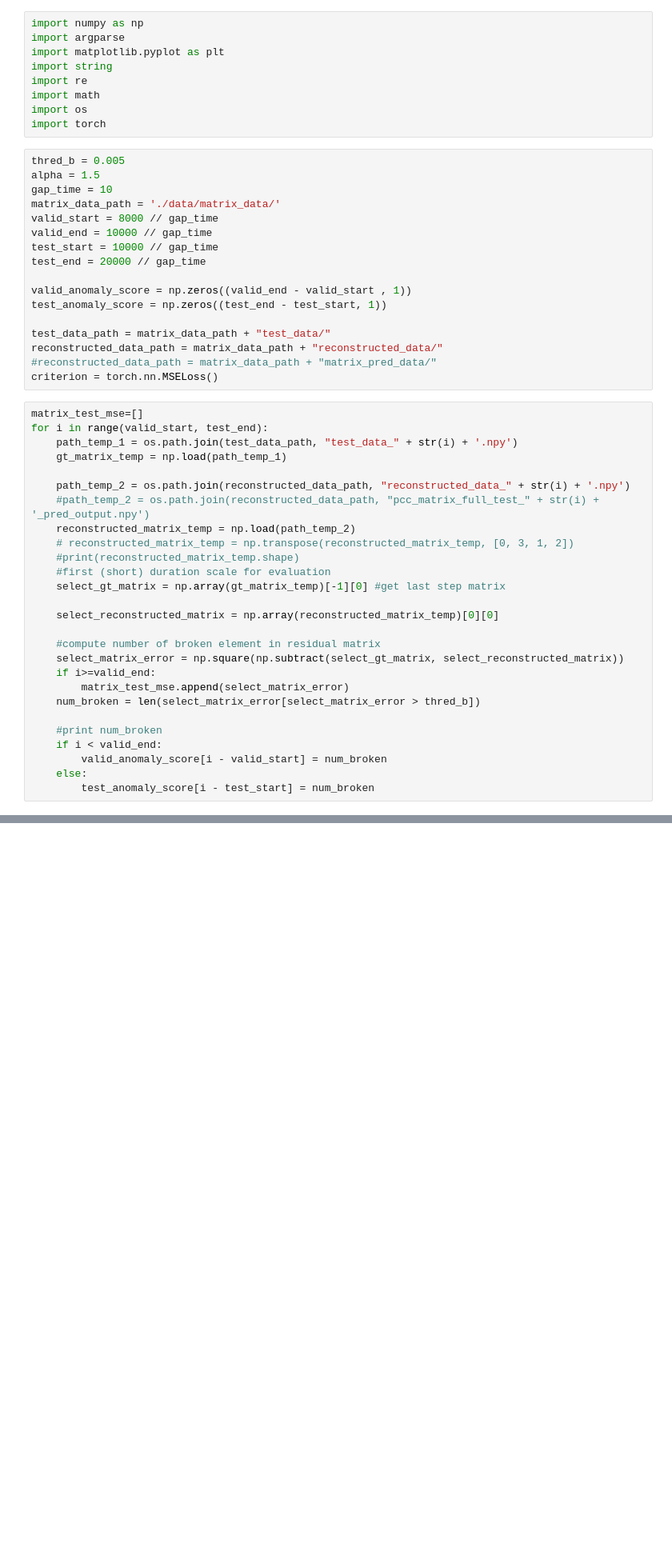
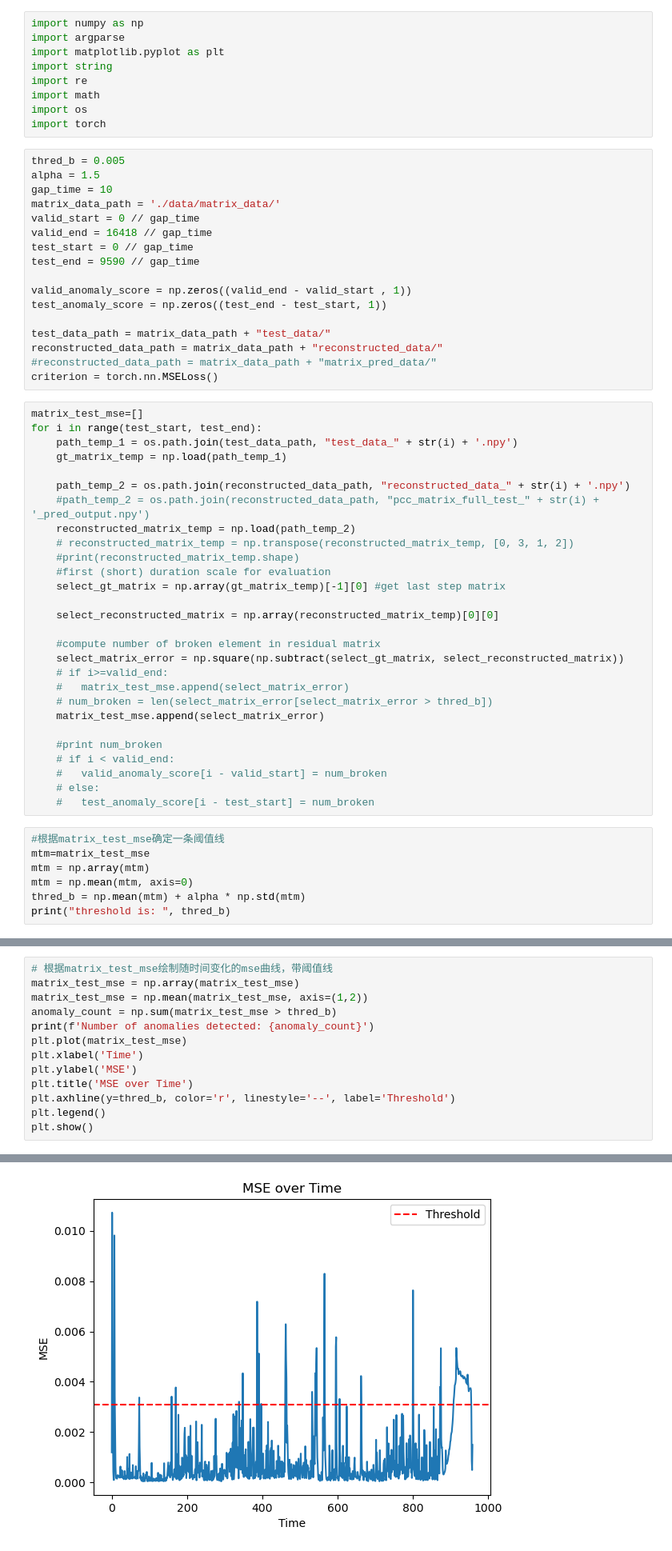
Before and after one commit to ExcelsiorH/MSCRED, a Jupyter notebook: evaluate.ipynb, the cells around one changed output, grey strips where cells are left out. Shown at 80% size. Cells and saved outputs as stored; diff of their text form; blank space fills up the shorter version.

```diff
--- a/evaluate.ipynb
+++ b/evaluate.ipynb
@@ -12,10 +12,10 @@ thred_b = 0.005
 alpha = 1.5
 gap_time = 10
 matrix_data_path = './data/matrix_data/'
-valid_start = 8000 // gap_time
-valid_end = 10000 // gap_time
-test_start = 10000 // gap_time
-test_end = 20000 // gap_time
+valid_start = 0 // gap_time
+valid_end = 16418 // gap_time
+test_start = 0 // gap_time
+test_end = 9590 // gap_time
 
 valid_anomaly_score = np.zeros((valid_end - valid_start , 1))
 test_anomaly_score = np.zeros((test_end - test_start, 1))
@@ -26,7 +26,7 @@ reconstructed_data_path = matrix_data_path + "reconstructed_data/"
 criterion = torch.nn.MSELoss()
 # %%
 matrix_test_mse=[]
-for i in range(valid_start, test_end):
+for i in range(test_start, test_end):
 	path_temp_1 = os.path.join(test_data_path, "test_data_" + str(i) + '.npy')
 	gt_matrix_temp = np.load(path_temp_1)
 
@@ -42,12 +42,20 @@ for i in range(valid_start, test_end):
 
 	#compute number of broken element in residual matrix
 	select_matrix_error = np.square(np.subtract(select_gt_matrix, select_reconstructed_matrix))
-	if i>=valid_end:
-		matrix_test_mse.append(select_matrix_error)
-	num_broken = len(select_matrix_error[select_matrix_error > thred_b])
+	# if i>=valid_end:
+	# 	matrix_test_mse.append(select_matrix_error)
+	# num_broken = len(select_matrix_error[select_matrix_error > thred_b])
+	matrix_test_mse.append(select_matrix_error)
 
 	#print num_broken
-	if i < valid_end:
-		valid_anomaly_score[i - valid_start] = num_broken
-	else:
-		test_anomaly_score[i - test_start] = num_broken
+	# if i < valid_end:
+	# 	valid_anomaly_score[i - valid_start] = num_broken
+	# else:
+	# 	test_anomaly_score[i - test_start] = num_broken
+# %%
+#根据matrix_test_mse确定一条阈值线
+mtm=matrix_test_mse
+mtm = np.array(mtm)
+mtm = np.mean(mtm, axis=0)
+thred_b = np.mean(mtm) + alpha * np.std(mtm)
+print("threshold is: ", thred_b)
@@ -53,0 +64,14 @@ for i in range(valid_start, test_end):
+# %%
+# 根据matrix_test_mse绘制随时间变化的mse曲线，带阈值线
+matrix_test_mse = np.array(matrix_test_mse)
+matrix_test_mse = np.mean(matrix_test_mse, axis=(1,2))
+anomaly_count = np.sum(matrix_test_mse > thred_b)
+print(f'Number of anomalies detected: {anomaly_count}')
+plt.plot(matrix_test_mse)
+plt.xlabel('Time')
+plt.ylabel('MSE')
+plt.title('MSE over Time')
+plt.axhline(y=thred_b, color='r', linestyle='--', label='Threshold')
+plt.legend()
+plt.show()
+# %% [output]
@@ -54,3 +79,4 @@ for i in range(valid_start, test_end):
+[figure, added]
 # %%
 valid_anomaly_max = np.max(valid_anomaly_score.ravel())
 test_anomaly_score = test_anomaly_score.ravel()
```
Also changed, not shown: parts of 2 cells of this notebook, 5 other files.
